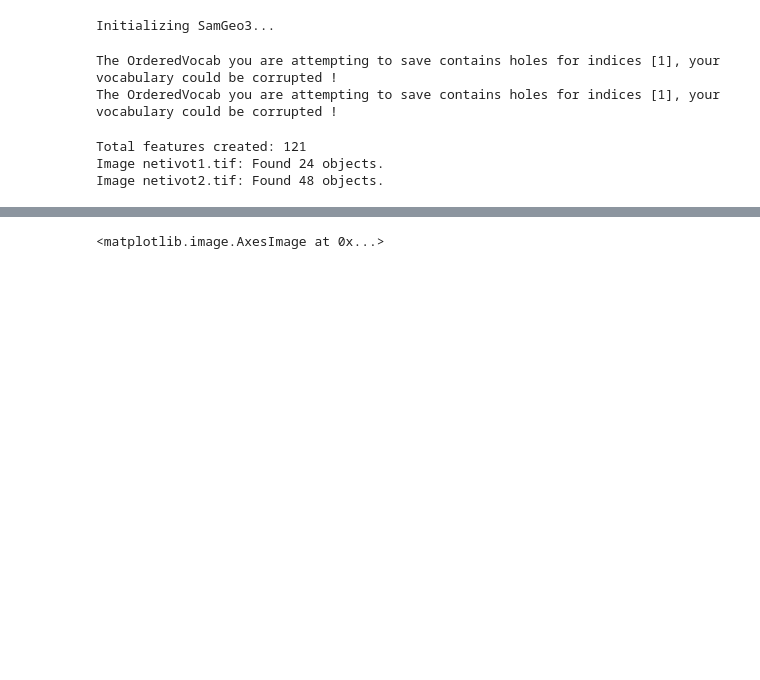
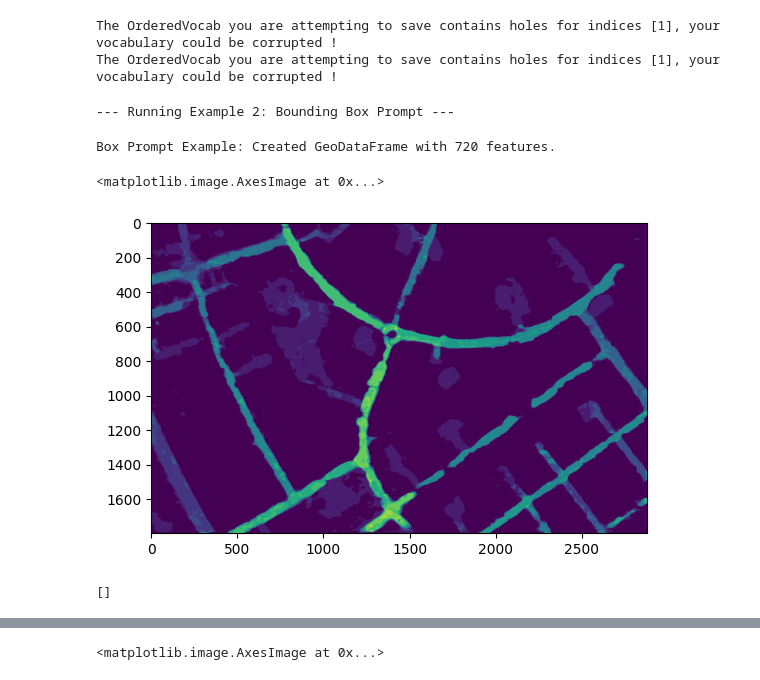
Before and after one commit to ronraisch/sam3geoOffline, a Jupyter notebook: sandbox.ipynb, the cells around one changed output, grey strips where cells are left out. Drawn from its saved outputs; the diff is of its cells as text; code cells hidden in the pictures; blank space fills up the shorter version.

```diff
--- a/sandbox.ipynb
+++ b/sandbox.ipynb
@@ -6,27 +7,50 @@ from matplotlib import pyplot as plt
-# %%
-print("Initializing SamGeo3...")
-sam = SamGeo3(model_id="data/sam3")
-
-img_1 = "data/example/netivot1.tif"
-img_2 = "data/example/netivot2.tif"
-
-# Keys will be 'netivot1.tif' and 'netivot2.tif'
-text_results = sam.predict_batch_text([img_1, img_2], prompts="building")
-
-# Use the new results_to_gdf method
-gdf = sam.results_to_gdf(text_results, simplify_tolerance=0)
-if gdf is not None:
-    print(f"Total features created: {len(gdf)}")
-
-for img_id, res in text_results.items():
-    print(f"Image {img_id}: Found {len(res['masks'])} objects.")
-# %% [output]
-Initializing SamGeo3...
-The OrderedVocab you are attempting to save contains holes for indices [1], your vocabulary could be corrupted !
-The OrderedVocab you are attempting to save contains holes for indices [1], your vocabulary could be corrupted !
-Total features created: 121
-Image netivot1.tif: Found 24 objects.
-Image netivot2.tif: Found 48 objects.
+# %%
+sam = SamGeo3()
+
+img_path_1 = "data/example/netivot1.tif"
+img_path_2 = "data/example/netivot2.tif"
+# %% [output]
+The OrderedVocab you are attempting to save contains holes for indices [1], your vocabulary could be corrupted !
+The OrderedVocab you are attempting to save contains holes for indices [1], your vocabulary could be corrupted !
+# %%
+# --- EXAMPLE 1: Text Prompt ---
+# print("--- Running Example 1: Text Prompt ---")
+# text_results = sam.predict_batch(
+#     images=[img_path_1, img_path_2], prompts="red_roof", batch_size=2
+# )
+
+# gdf_text = sam.results_to_gdf(text_results)
+# if gdf_text is not None:
+#     print(
+#         f"Text Prompt Example: Created GeoDataFrame with {len(gdf_text)} features."
+#     )
+
+# --- EXAMPLE 2: Bounding Box Prompt ---
+print("\n--- Running Example 2: Bounding Box Prompt ---")
+
+
+
+box_results = sam.predict_batch(
+    images=[img_path_1],
+    input_boxes=[[[200,200,500,500]]],  # Batch size 1, 1 box per image
+    batch_size=1,
+)
+
+gdf_box = sam.results_to_gdf(box_results)
+if gdf_box is not None:
+    print(f"Box Prompt Example: Created GeoDataFrame with {len(gdf_box)} features.")
+# %% [output]
+--- Running Example 2: Bounding Box Prompt ---
+Box Prompt Example: Created GeoDataFrame with 720 features.
+# %%
+plt.imshow(sum(box_results['netivot1.tif']['masks']))
+# %% [output]
+<matplotlib.image.AxesImage at 0x...>
+[figure, added]
+# %%
+box_results['netivot1.tif']['masks']
+# %% [output]
+[]
 # %%
 from shapely import MultiPolygon
 
```
Also changed, not shown: parts of 2 cells of this notebook, 9 other files.
